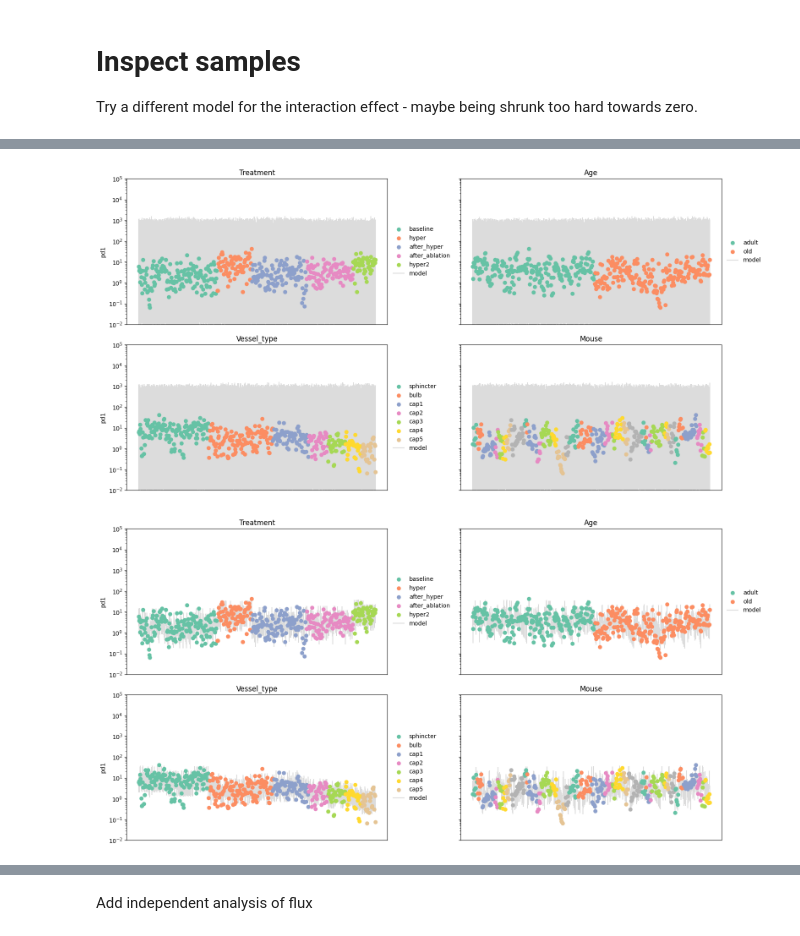
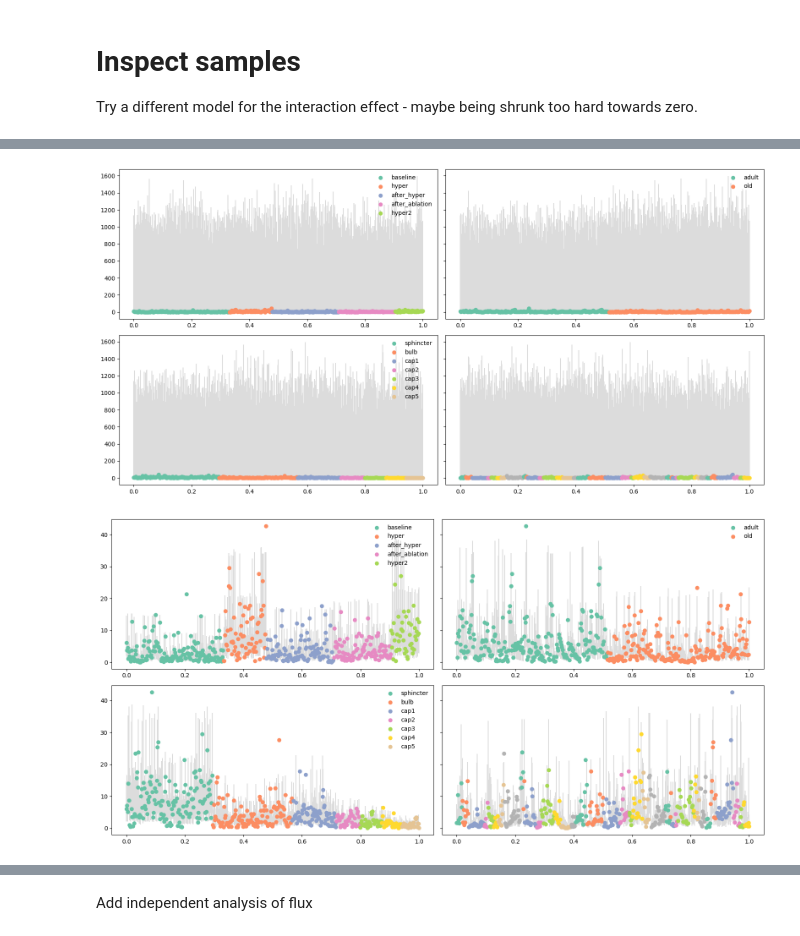
Before and after one commit to teddygroves/sphincter, a Jupyter notebook: sphincter/flow.ipynb, the cells around one changed output, grey strips where cells are left out. Drawn from its saved outputs; the diff is of its cells as text; code cells hidden in the pictures.

```diff
--- a/sphincter/flow.ipynb
+++ b/sphincter/flow.ipynb
@@ -46,27 +54,10 @@ f.savefig(os.path.join(PLOTS_DIR, f"{title.lower().replace(' ', '-')}.png"), bbo
 # %%
-def plot_obs_cat(ax, obs, catcol, cmap, extra_obs=None, **scatter_kwargs):
-    colors = list(cmap.colors)
-    d_dict = {"obs": obs, "cat": catcol}
-    if extra_obs is not None:
-        d_dict["extra"] = extra_obs
-    d = pd.DataFrame(d_dict).sort_values("cat").assign(x=np.linspace(0, 1, len(obs)))
-    scts = []
-    for i, (cat, subdf) in enumerate(d.groupby("cat", observed=True)):
-        color = colors[i % len(colors)]
-        scts.append(ax.scatter(subdf["x"], subdf["obs"], label=cat, color=color, **scatter_kwargs))
-        if extra_obs is not None:
-            scts.append(ax.scatter(subdf["x"], subdf["extra"], marker="x", label=extra_obs.name, color="black"))
-    return scts
-
-
 obs = msts["speed"]
-cmap = plt.get_cmap("Set2")
 
 f, axes = plt.subplots(2, 2, figsize=[14, 8], sharey=True)
 axes = axes.ravel()
 for (i, ax), col in zip(enumerate(axes), ["treatment", "age", "vessel_type", "mouse"]):
-    catcol = msts[col]
-    sct = plot_obs_cat(ax, obs, catcol, cmap)
+    sct = plot_obs(ax, obs, msts[col])
     if col != "mouse":
         ax.legend(frameon=False);
     if i % 2 == 0:
@@ -219,47 +210,19 @@ plt.hist(t.values.flatten(), bins=20);
 # %%
-def plot_lines_cat(ax, yrep, catcol, cmap, **vlines_kwargs):
-    colors = list(cmap.colors)
-    d = pd.DataFrame(
-        {
-            "cat": catcol,
-            "q1": yrep.quantile(0.01, dim=["chain", "draw"]).values,
-            "q99": yrep.quantile(0.99, dim=["chain", "draw"]).values,
-        }
-    ).sort_values("cat").assign(x=np.linspace(0, 1, len(catcol)))
-    linesets = []
-    for i, (cat, subdf) in enumerate(d.groupby("cat", observed=True)):
-        lines = ax.vlines(subdf["x"], subdf["q1"], subdf["q99"], color="gainsboro", **vlines_kwargs)
-    return lines
-
-def plot_ppc(axes, mts, obs, yrep, cmap):
-    for (i, ax), col in zip(enumerate(axes), ["treatment", "age", "vessel_type", "mouse"]):
-        catcol = mts[col].cat.remove_unused_categories()
-        scts = plot_obs_cat(ax, obs, catcol, cmap)
-        lines = plot_lines_cat(ax, yrep, catcol, cmap, zorder=0, label="model")
-        if col != "mouse":
-            ax.legend(scts + [lines], list(catcol.cat.categories) + ["model"], frameon=False, bbox_to_anchor=[1,0.5], loc="center left");
-        if i % 2 == 0:
-            ax.set_ylabel("pd1");
-        ax.set_xticks([])
-        ax.set_title(col.capitalize())
-        ax.semilogy()
-        ax.set_ylim(1e-2, 1e5)
-
-cmap = plt.get_cmap("Set2")
-
 for group, mode in zip(
     [idata.prior_predictive, idata.posterior_predictive], ["prior", "posterior"]
 ):
     yrep = group["yrep"]
     obs = msts["speed"]
     f, axes = plt.subplots(2, 2, figsize=[16, 8], sharey=True)
     axes = axes.ravel()
-    axes = plot_ppc(axes, msts, obs, yrep, cmap)
-    # f.suptitle(f"{mt.capitalize()} pulsatility measurements (first harmonic) vs {mode} simulations");
+    for ax, col in zip(axes, ["treatment", "age", "vessel_type", "mouse"]):
+        obs = plot_obs(ax, msts["speed"], cat=msts[col])
+        lines = plot_predictive(ax, yrep, cat=msts[col], zorder=-1)
+        if col != "mouse":
+            ax.legend(frameon=False)
     f.tight_layout()
-    # f.savefig(os.path.join(PLOTS_DIR, f"pulsatility-{mode}-check-{mt}.png"), bbox_inches="tight")
 # %% [output]
-[figure, old version]
+[figure, new version]
-[figure, old version]
+[figure, new version]
 # %%
 msts
```
Also changed, not shown: parts of 8 cells of this notebook, 6 other files.
